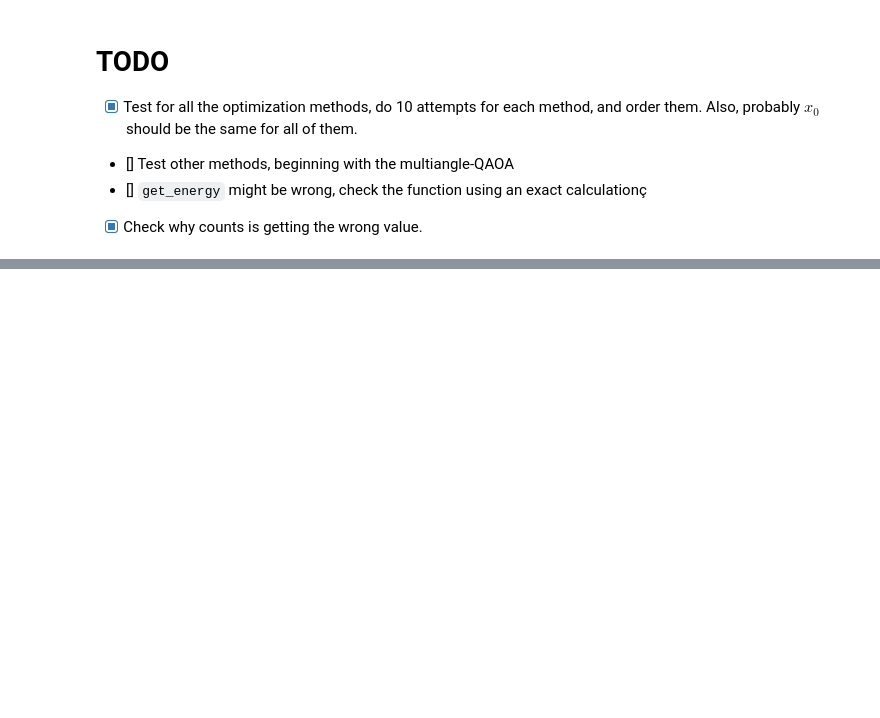
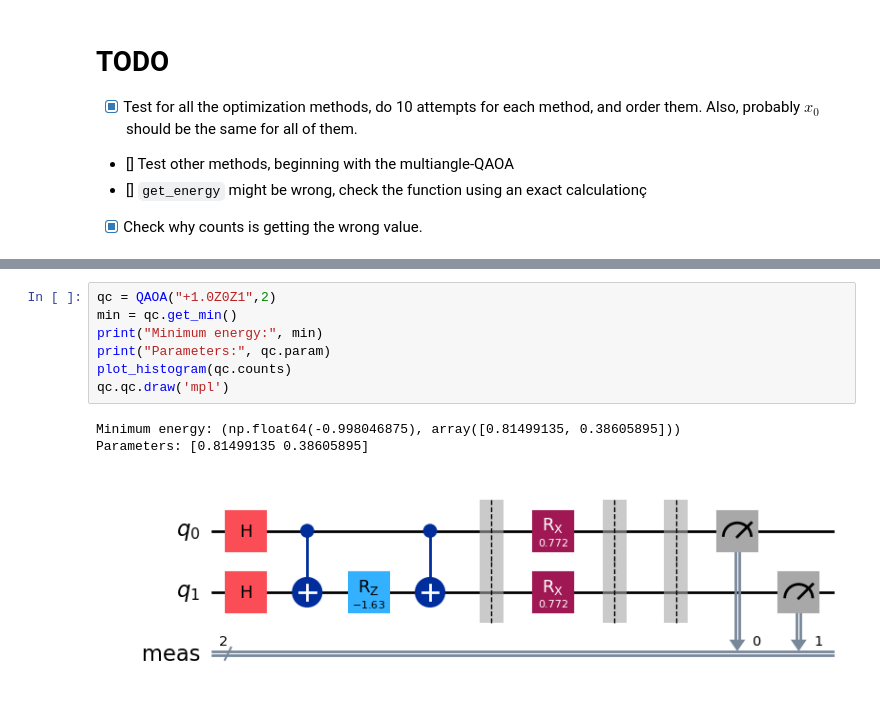
Before and after one commit to Nicofero/PhyloTree_ReConst, a Jupyter notebook: miscelaneous/new_qaoa.ipynb, the cells around one changed output, grey strips where cells are left out. Drawn from its saved outputs; the diff is of its cells as text; blank space fills up the shorter version.

Commit message:
QAOA exploration

```diff
--- a/miscelaneous/new_qaoa.ipynb
+++ b/miscelaneous/new_qaoa.ipynb
@@ -364,0 +384,11 @@ print(f'{np.argmax(np.abs(st.data)**2):0{5}b}')
+# %%
+qc = QAOA("+1.0Z0Z1",2)
+min = qc.get_min()
+print("Minimum energy:", min)
+print("Parameters:", qc.param)
+plot_histogram(qc.counts)
+qc.qc.draw('mpl')
+# %% [output]
+Minimum energy: (np.float64(-0.998046875), array([0.81499135, 0.38605895]))
+Parameters: [0.81499135 0.38605895]
+[figure, added]
```
Also changed, not shown: parts of 11 cells of this notebook, 1 other file.
